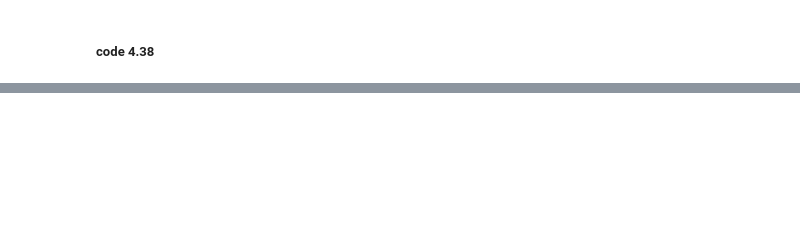
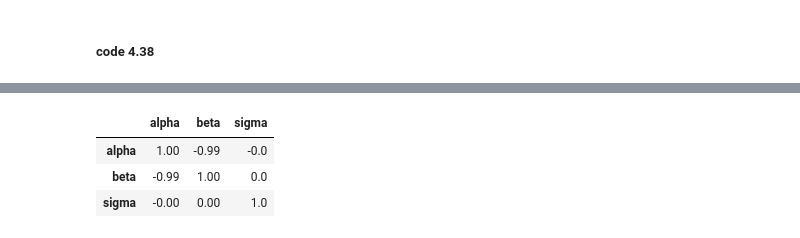
Before and after one commit to ZhengguoGu/resources, a Jupyter notebook: Rethinking/Zhen_practice/Ch4.ipynb, the cells around one changed output, grey strips where cells are left out. Cells and saved outputs as stored; diff of their text form; code cells hidden in the pictures; blank space fills up the shorter version.

```diff
--- a/Rethinking/Zhen_practice/Ch4.ipynb
+++ b/Rethinking/Zhen_practice/Ch4.ipynb
@@ -223,0 +246,18 @@ az.summary(trace)
+# %%
+with pm.Model() as model_443: # model specifications in PyMC3 are wrapped in a with-statement
+    # Define priors
+    alpha = pm.Normal('alpha', mu=178, sigma=100)
+    beta = pm.Normal('beta', mu=0, sigma=10)
+    sigma = pm.Uniform('sigma', lower=0, upper=50)
+
+    mu = alpha + beta * df2.weight
+    # Define likelihood
+    likelihood = pm.Normal('height', mu=mu,
+                        sigma=sigma, observed=df2.height)
+
+    # Inference!
+    trace_443 = pm.sample(3000) # draw 3000 posterior samples using NUTS sampling
+
+pm.traceplot(trace_443)
+
+az.summary(trace_443, credible_interval=.89)
@@ -223,0 +276,11 @@ az.summary(trace)
+# %%
+trace_df = pm.trace_to_dataframe(trace_443)
+trace_df.corr().round(2)
+
+#notice that predictor weight is de-meaned, as a result, the estimated alpha and beta are not correlated anymore,
+# this is because of the de-mean: now alpha means that when predictor = 0, which happens to be the average weight.
+# %% [output]
+|  | alpha | beta | sigma |
+| alpha | 1.00 | -0.99 | -0.0 |
+| beta | -0.99 | 1.00 | 0.0 |
+| sigma | -0.00 | 0.00 | 1.0 |
```
Also changed, not shown: parts of 13 cells of this notebook.
